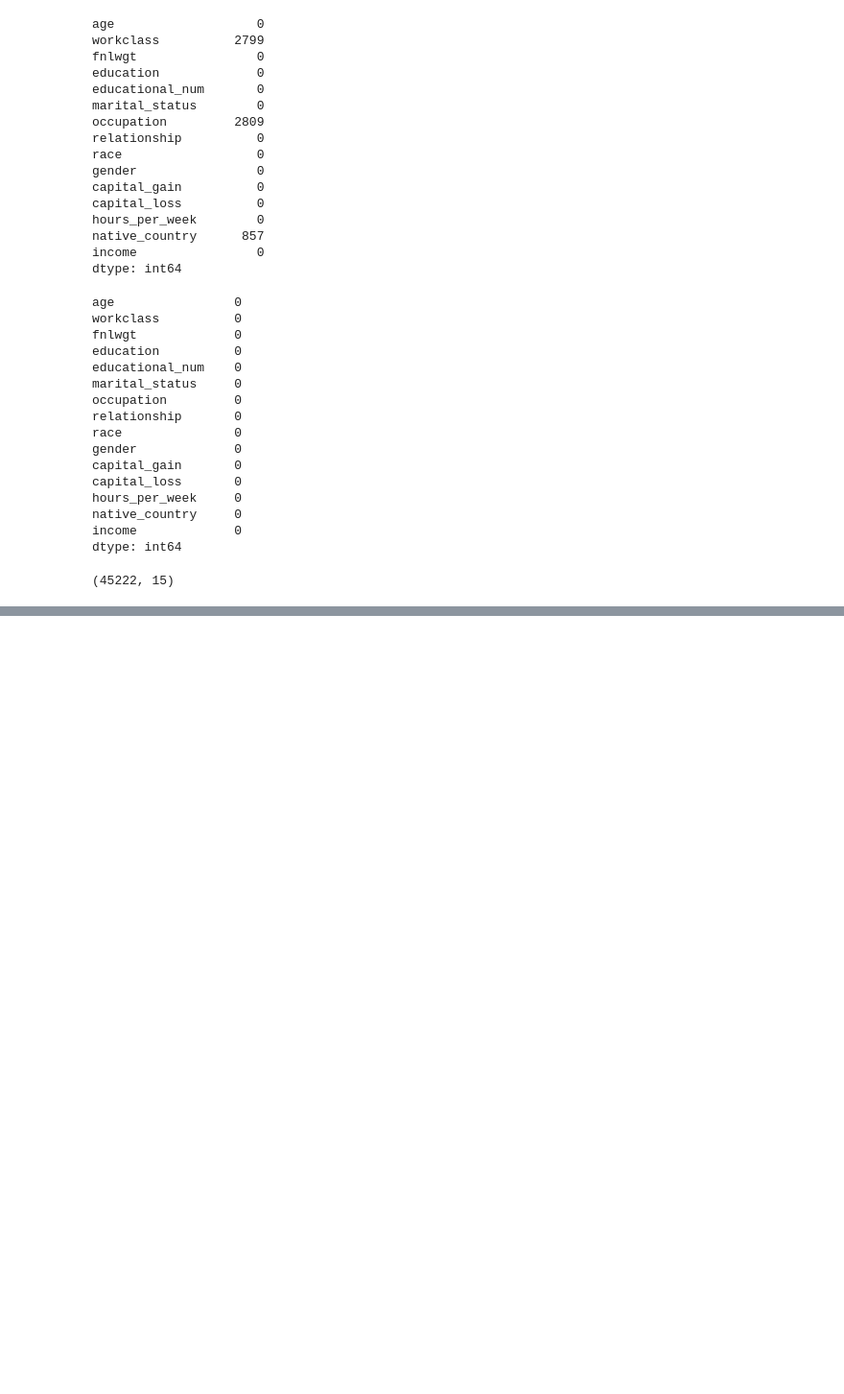
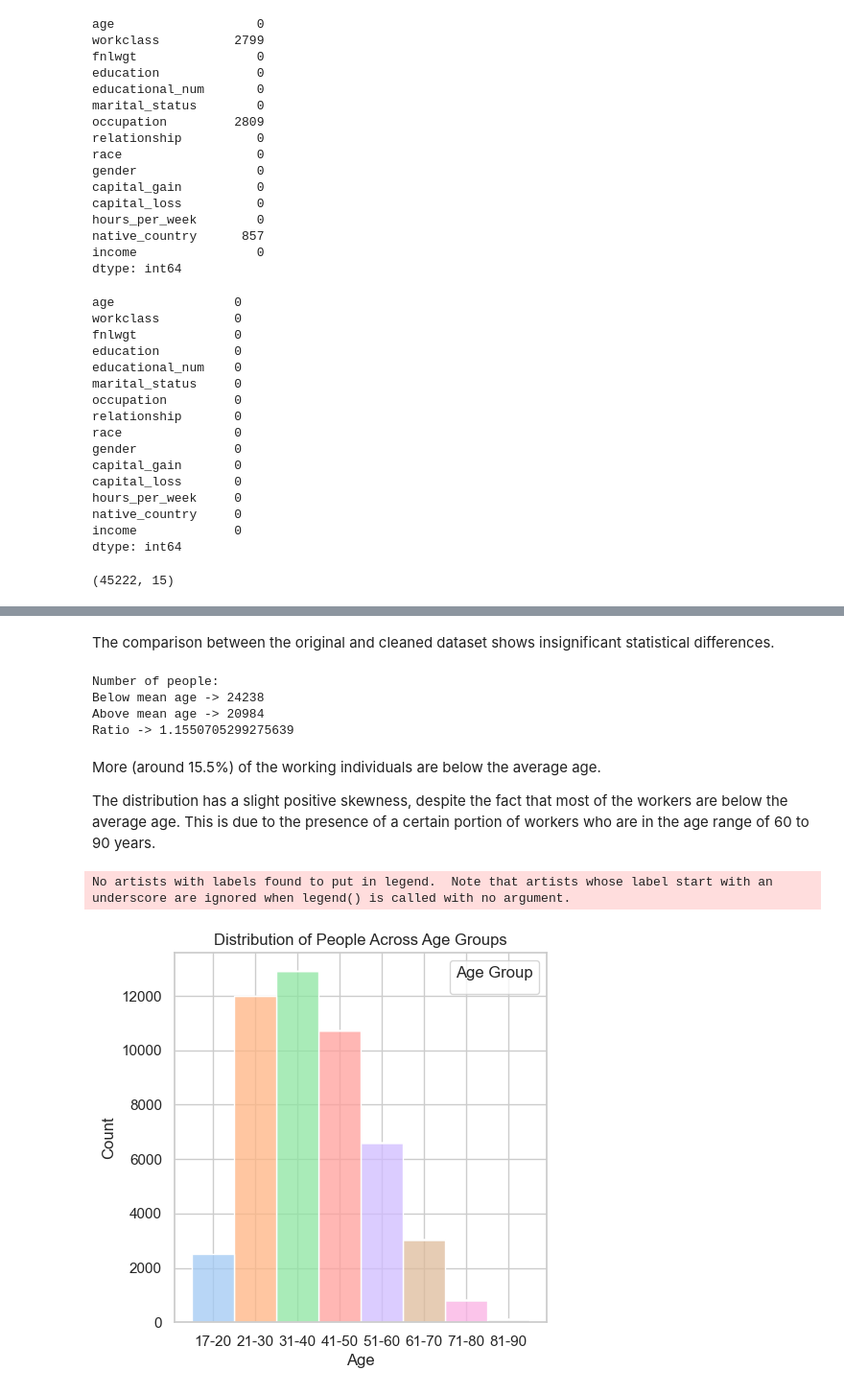
Before and after one commit to Kiril-Lazarov/Artificial-Intelligence, a Jupyter notebook: My Projects/Adult-Income Dataset.ipynb, the cells around one changed output, grey strips where cells are left out. Shown at 96% size. Saved outputs shown, nothing was run; the diff lists cells and outputs as text; code cells hidden in the pictures; blank space fills up the shorter version.

```diff
--- a/My Projects/Adult-Income Dataset.ipynb
+++ b/My Projects/Adult-Income Dataset.ipynb
@@ -170,0 +211,38 @@ clean_adult_imcome.shape
+# %% [markdown]
+The comparison between the original and cleaned dataset shows insignificant statistical differences.
+# %%
+# Splitting the data by the mean value.
+mean_age = clean_adult_imcome['age'].mean()
+below_mean_age = clean_adult_imcome[clean_adult_imcome['age'] < mean_age]
+above_mean_age = clean_adult_imcome[clean_adult_imcome['age'] > mean_age]
+
+print('Number of people:')
+print('Below mean age ->', len(below_mean_age))
+print('Above mean age ->', len(above_mean_age))
+print('Ratio ->', len(below_mean_age)/len(above_mean_age))
+# %% [output]
+Number of people:
+Below mean age -> 24238
+Above mean age -> 20984
+Ratio -> 1.1550705299275639
+# %% [markdown]
+More (around 15.5%) of the working individuals are below the average age.
+
+The distribution has a slight positive skewness, despite the fact that most of the workers are below the average age. This is due to the presence of a certain portion of workers who are in the age range of 60 to 90 years.
+# %%
+bins = [17, 20, 30, 40, 50, 60, 70, 80, 90]
+labels = ['17-20', '21-30', '31-40', '41-50', '51-60', '61-70', '71-80', '81-90',]
+
+sns.set(style="whitegrid")
+plt.figure(figsize=(5, 5))
+sns.histplot(data=adult_income, x=pd.cut(adult_income['age'], bins=bins, labels=labels, right=False), hue=pd.cut(adult_income['age'], bins=bins, labels=labels, right=False), multiple="stack", palette="pastel")
+
+plt.legend(title='Age Group')
+plt.title('Distribution of People Across Age Groups')
+plt.xlabel('Age')
+plt.ylabel('Count')
+
+plt.show()
+# %% [output]
+No artists with labels found to put in legend.  Note that artists whose label start with an underscore are ignored when legend() is called with no argument.
+[figure, added]
```
Also changed, not shown: parts of 16 cells of this notebook.
